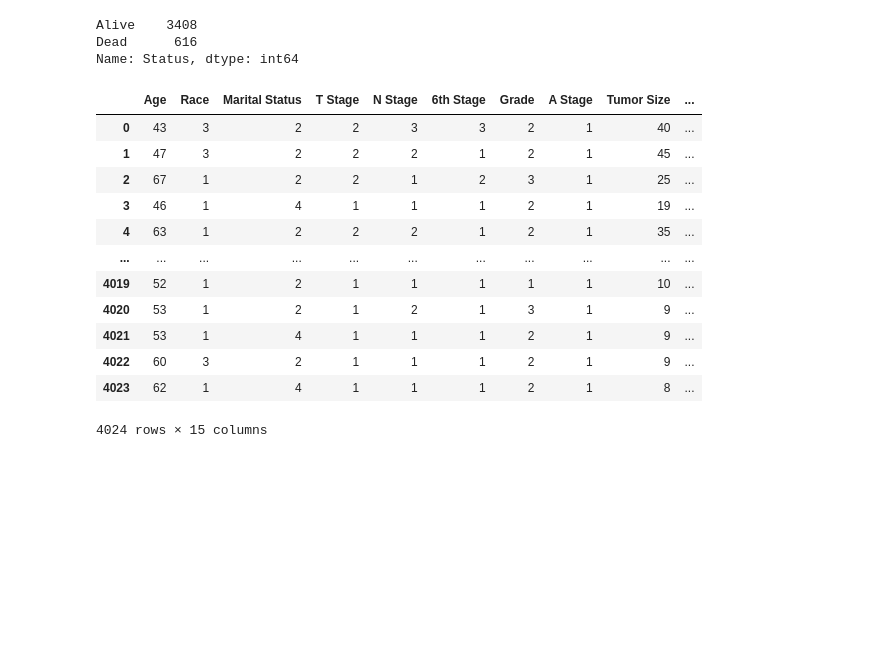
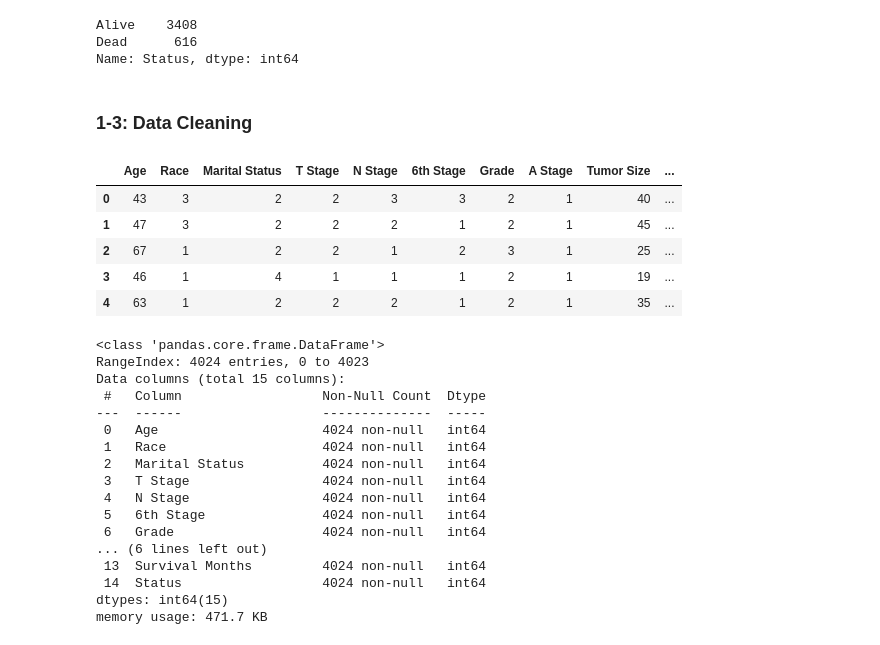
Before and after one commit to nakisa84/Springboard, a Jupyter notebook: capston 2 project/notebooks/BC-DataWrangling.ipynb, the cells around one changed output. Drawn from its saved outputs; the diff is of its cells as text; code cells hidden in the pictures; blank space fills up the shorter version.

```diff
--- a/capston 2 project/notebooks/BC-DataWrangling.ipynb
+++ b/capston 2 project/notebooks/BC-DataWrangling.ipynb
@@ -217,6 +222,8 @@ df['Status'].value_counts()
 Alive    3408
 Dead      616
 Name: Status, dtype: int64
+# %% [markdown]
+### 1-3: Data Cleaning
 # %%
 #convert the all categorical columns data to numeric as below:
 cleanup_nums = { 'Race': {'White':1, 'Black':2, 'Other (American Indian/AK Native, Asian/Pacific Islander)':3},
@@ -232,16 +239,32 @@ cleanup_nums = { 'Race': {'White':1, 'Black':2, 'Other (American Indian/AK Nativ
 # %%
-df.replace(cleanup_nums)
+df.replace(cleanup_nums, inplace=True)
-# %% [output]
-|  | Age | Race | Marital Status | T Stage | N Stage | 6th Stage | Grade | A Stage | Tumor Size | ... |
-| 0 | 43 | 3 | 2 | 2 | 3 | 3 | 2 | 1 | 40 | ... |
-| 1 | 47 | 3 | 2 | 2 | 2 | 1 | 2 | 1 | 45 | ... |
-| 2 | 67 | 1 | 2 | 2 | 1 | 2 | 3 | 1 | 25 | ... |
-| 3 | 46 | 1 | 4 | 1 | 1 | 1 | 2 | 1 | 19 | ... |
-| 4 | 63 | 1 | 2 | 2 | 2 | 1 | 2 | 1 | 35 | ... |
-| ... | ... | ... | ... | ... | ... | ... | ... | ... | ... | ... |
-| 4019 | 52 | 1 | 2 | 1 | 1 | 1 | 1 | 1 | 10 | ... |
-| 4020 | 53 | 1 | 2 | 1 | 2 | 1 | 3 | 1 | 9 | ... |
-| 4021 | 53 | 1 | 4 | 1 | 1 | 1 | 2 | 1 | 9 | ... |
-| 4022 | 60 | 3 | 2 | 1 | 1 | 1 | 2 | 1 | 9 | ... |
-| 4023 | 62 | 1 | 4 | 1 | 1 | 1 | 2 | 1 | 8 | ... |
-4024 rows × 15 columns
+# %%
+df.head()
+# %% [output]
+|  | Age | Race | Marital Status | T Stage | N Stage | 6th Stage | Grade | A Stage | Tumor Size | ... |
+| 0 | 43 | 3 | 2 | 2 | 3 | 3 | 2 | 1 | 40 | ... |
+| 1 | 47 | 3 | 2 | 2 | 2 | 1 | 2 | 1 | 45 | ... |
+| 2 | 67 | 1 | 2 | 2 | 1 | 2 | 3 | 1 | 25 | ... |
+| 3 | 46 | 1 | 4 | 1 | 1 | 1 | 2 | 1 | 19 | ... |
+| 4 | 63 | 1 | 2 | 2 | 2 | 1 | 2 | 1 | 35 | ... |
+# %%
+#confirm all the categorical data are converted to numberical data types
+df.info()
+# %% [output]
+<class 'pandas.core.frame.DataFrame'>
+RangeIndex: 4024 entries, 0 to 4023
+Data columns (total 15 columns):
+ #   Column                  Non-Null Count  Dtype
+---  ------                  --------------  -----
+ 0   Age                     4024 non-null   int64
+ 1   Race                    4024 non-null   int64
+ 2   Marital Status          4024 non-null   int64
+ 3   T Stage                 4024 non-null   int64
+ 4   N Stage                 4024 non-null   int64
+ 5   6th Stage               4024 non-null   int64
+ 6   Grade                   4024 non-null   int64
+... (6 lines left out)
+ 13  Survival Months         4024 non-null   int64
+ 14  Status                  4024 non-null   int64
+dtypes: int64(15)
+memory usage: 471.7 KB
```
Also changed, not shown: parts of 20 cells of this notebook, 3 other files.
